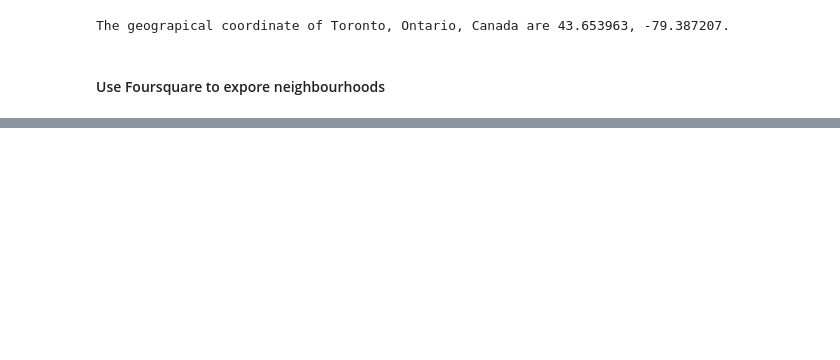
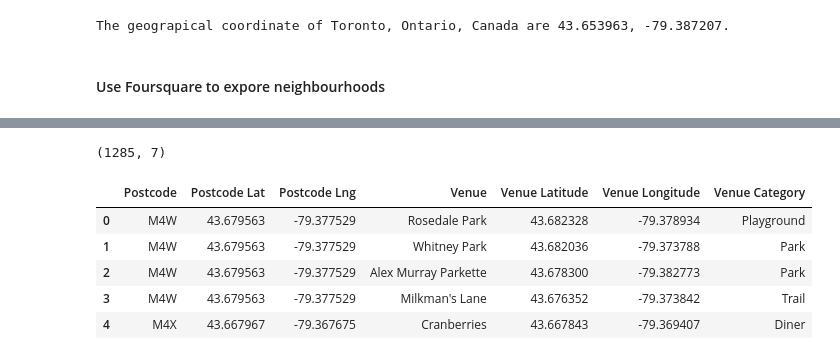
Before and after one commit to chiefs18/Coursera_Capstone, a Jupyter notebook: MH_Data_Sci_Capstone_Wk3_Toronto_JupyterNB.ipynb, the cells around one changed output, grey strips where cells are left out. Cells and saved outputs as stored; diff of their text form; code cells hidden in the pictures; blank space fills up the shorter version.

```diff
--- a/MH_Data_Sci_Capstone_Wk3_Toronto_JupyterNB.ipynb
+++ b/MH_Data_Sci_Capstone_Wk3_Toronto_JupyterNB.ipynb
@@ -248,0 +411,11 @@ map_toronto = folium.Map(location=[latitude, longitude], zoom_start=10)
+# %%
+print(downtown_venues.shape)
+downtown_venues.head()
+# %% [output]
+(1285, 7)
+|  | Postcode | Postcode Lat | Postcode Lng | Venue | Venue Latitude | Venue Longitude | Venue Category |
+| 0 | M4W | 43.679563 | -79.377529 | Rosedale Park | 43.682328 | -79.378934 | Playground |
+| 1 | M4W | 43.679563 | -79.377529 | Whitney Park | 43.682036 | -79.373788 | Park |
+| 2 | M4W | 43.679563 | -79.377529 | Alex Murray Parkette | 43.678300 | -79.382773 | Park |
+| 3 | M4W | 43.679563 | -79.377529 | Milkman's Lane | 43.676352 | -79.373842 | Trail |
+| 4 | M4X | 43.667967 | -79.367675 | Cranberries | 43.667843 | -79.369407 | Diner |
```
Also changed, not shown: parts of 55 cells of this notebook.
